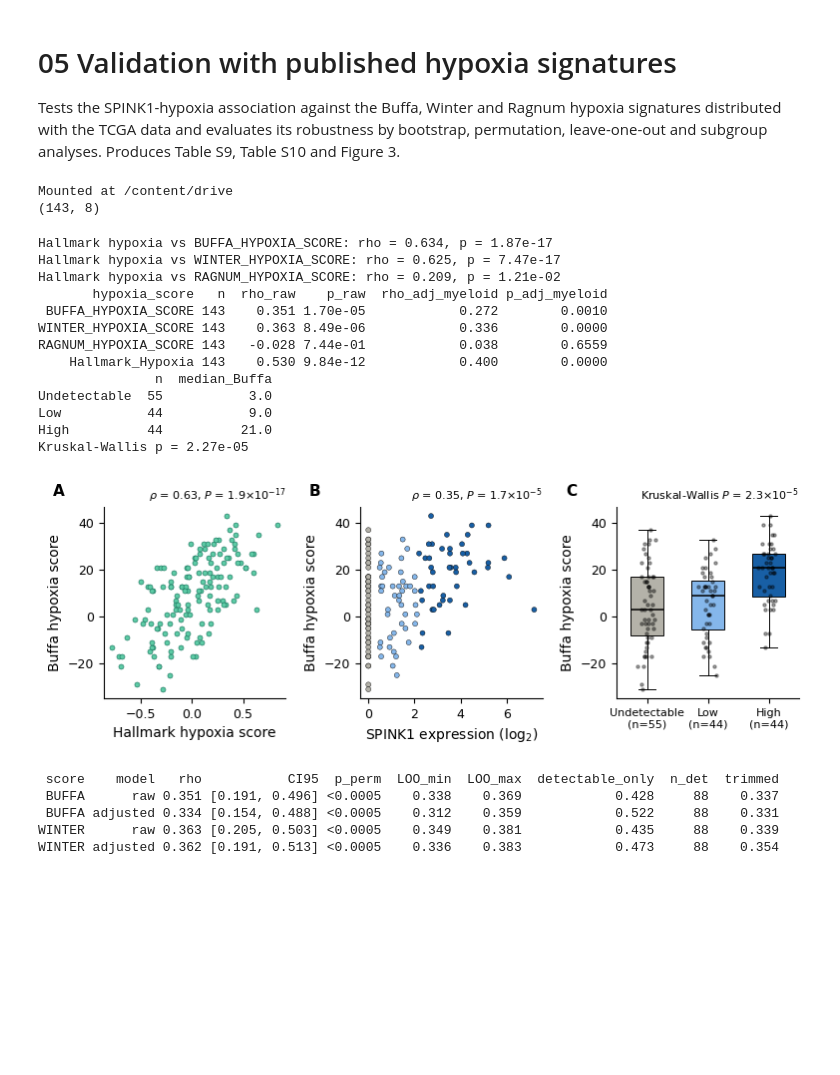
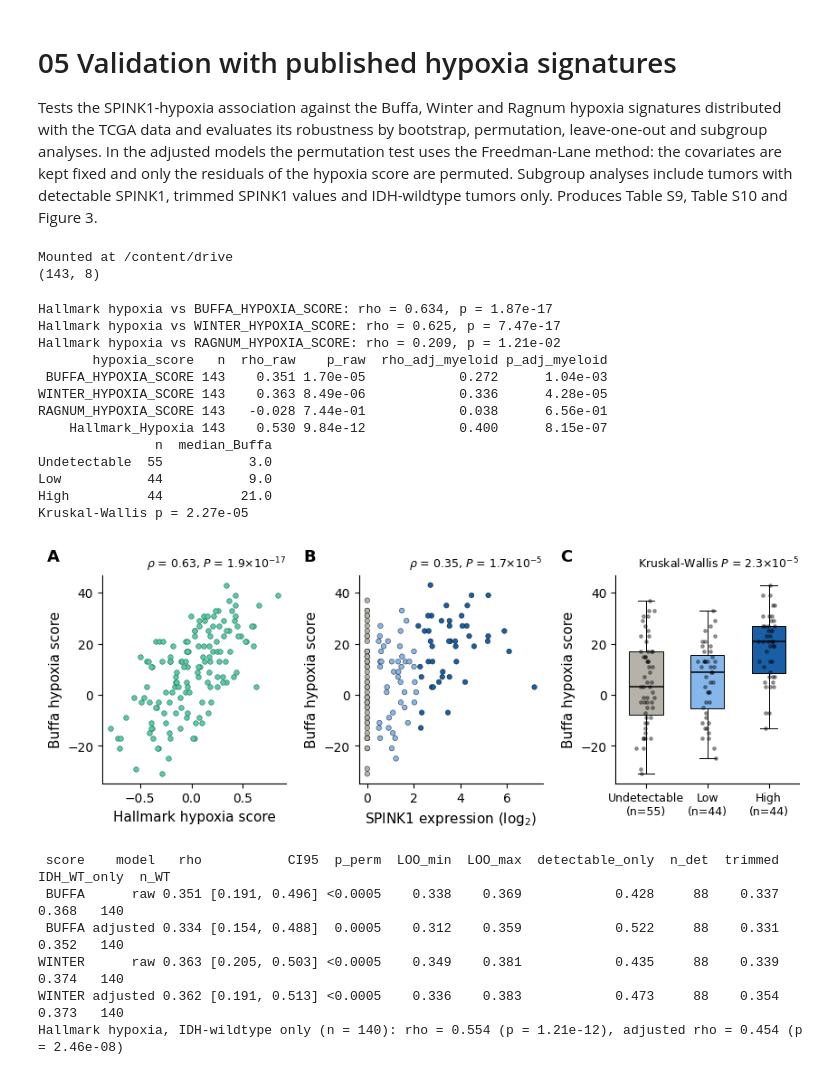
Before and after one commit to melissa-04/spink1-gbm-hypoxia, a Jupyter notebook: 05_hypoxia_validation.ipynb, the cells around one changed output. Drawn from its saved outputs; the diff is of its cells as text; code cells hidden in the pictures; blank space fills up the shorter version.

Commit message:
Add IDH-wildtype subgroup and Freedman-Lane permutation to Table S10

```diff
--- a/05_hypoxia_validation.ipynb
+++ b/05_hypoxia_validation.ipynb
@@ -3,7 +3,7 @@
 # %% [markdown]
 # 05 Validation with published hypoxia signatures
 
-Tests the SPINK1-hypoxia association against the Buffa, Winter and Ragnum hypoxia signatures distributed with the TCGA data and evaluates its robustness by bootstrap, permutation, leave-one-out and subgroup analyses. Produces Table S9, Table S10 and Figure 3.
+Tests the SPINK1-hypoxia association against the Buffa, Winter and Ragnum hypoxia signatures distributed with the TCGA data and evaluates its robustness by bootstrap, permutation, leave-one-out and subgroup analyses. In the adjusted models the permutation test uses the Freedman-Lane method: the covariates are kept fixed and only the residuals of the hypoxia score are permuted. Subgroup analyses include tumors with detectable SPINK1, trimmed SPINK1 values and IDH-wildtype tumors only. Produces Table S9, Table S10 and Figure 3.
 # %%
 %%capture
 !pip install -q gseapy
@@ -48,7 +48,7 @@ for h in PUBLISHED + ['Hallmark_Hypoxia']:
     r0, p0 = spearmanr(df['SPINK1'], df[h])
     r1, p1 = partial_spearman(df['SPINK1'], df[h], df[['Myeloid']])
     rows.append({'hypoxia_score': h, 'n': len(df), 'rho_raw': round(r0, 3), 'p_raw': f'{p0:.2e}',
-                 'rho_adj_myeloid': round(r1, 3), 'p_adj_myeloid': f'{p1:.4f}'})
+                 'rho_adj_myeloid': round(r1, 3), 'p_adj_myeloid': f'{p1:.2e}'})
 s9 = pd.DataFrame(rows)
 s9.to_csv(os.path.join(RESULTS, 'Table_S9_hypoxia_validation.csv'), index=False)
 print(s9.to_string(index=False))
@@ -62,10 +62,10 @@ Hallmark hypoxia vs BUFFA_HYPOXIA_SCORE: rho = 0.634, p = 1.87e-17
 Hallmark hypoxia vs WINTER_HYPOXIA_SCORE: rho = 0.625, p = 7.47e-17
 Hallmark hypoxia vs RAGNUM_HYPOXIA_SCORE: rho = 0.209, p = 1.21e-02
        hypoxia_score   n  rho_raw    p_raw  rho_adj_myeloid p_adj_myeloid
- BUFFA_HYPOXIA_SCORE 143    0.351 1.70e-05            0.272        0.0010
-WINTER_HYPOXIA_SCORE 143    0.363 8.49e-06            0.336        0.0000
-RAGNUM_HYPOXIA_SCORE 143   -0.028 7.44e-01            0.038        0.6559
-    Hallmark_Hypoxia 143    0.530 9.84e-12            0.400        0.0000
+ BUFFA_HYPOXIA_SCORE 143    0.351 1.70e-05            0.272      1.04e-03
+WINTER_HYPOXIA_SCORE 143    0.363 8.49e-06            0.336      4.28e-05
+RAGNUM_HYPOXIA_SCORE 143   -0.028 7.44e-01            0.038      6.56e-01
+    Hallmark_Hypoxia 143    0.530 9.84e-12            0.400      8.15e-07
                n  median_Buffa
 Undetectable  55           3.0
 Low           44           9.0
@@ -75,7 +75,7 @@ Kruskal-Wallis p = 2.27e-05
 import matplotlib.pyplot as plt
 
 plt.rcParams.update({'font.family': 'sans-serif', 'font.sans-serif': ['Arial', 'DejaVu Sans'],
-                     'font.size': 9, 'axes.labelsize': 10, 'axes.linewidth': 0.8,
+                     'font.size': 10, 'axes.labelsize': 11, 'axes.linewidth': 0.8,
                      'axes.spines.top': False, 'axes.spines.right': False,
                      'legend.frameon': False, 'pdf.fonttype': 42})
 PALETTE = {'Undetectable': '#B4B2A9', 'Low': '#85B7EB', 'High': '#185FA5'}
@@ -84,53 +84,69 @@ def p_label(p):
     m, e = f'{p:.1e}'.split('e')
     return f'$P$ = {m}$\\times$10$^{{{int(e)}}}$'
 
-fig, ax = plt.subplots(1, 3, figsize=(7.8, 2.9))
+fig, ax = plt.subplots(1, 3, figsize=(8.6, 3.4))
 
 r, p = spearmanr(df['Hallmark_Hypoxia'], df['BUFFA_HYPOXIA_SCORE'])
-ax[0].scatter(df['Hallmark_Hypoxia'], df['BUFFA_HYPOXIA_SCORE'], s=13, color='#5DCAA5',
+ax[0].scatter(df['Hallmark_Hypoxia'], df['BUFFA_HYPOXIA_SCORE'], s=16, color='#5DCAA5',
               edgecolors='#0F6E56', linewidths=0.4)
 ax[0].set_xlabel('Hallmark hypoxia score')
-ax[0].set_title(f'$\\rho$ = {r:.2f}, {p_label(p)}', loc='right', fontsize=8)
+ax[0].set_title(f'$\\rho$ = {r:.2f}, {p_label(p)}', loc='right', fontsize=9)
 
 r, p = spearmanr(df['SPINK1'], df['BUFFA_HYPOXIA_SCORE'])
-ax[1].scatter(df['SPINK1'], df['BUFFA_HYPOXIA_SCORE'], s=13, c=group.map(PALETTE),
+ax[1].scatter(df['SPINK1'], df['BUFFA_HYPOXIA_SCORE'], s=16, c=group.map(PALETTE),
               edgecolors='black', linewidths=0.3)
 ax[1].set_xlabel('SPINK1 expression (log$_2$)')
-ax[1].set_title(f'$\\rho$ = {r:.2f}, {p_label(p)}', loc='right', fontsize=8)
+ax[1].set_title(f'$\\rho$ = {r:.2f}, {p_label(p)}', loc='right', fontsize=9)
 
 rng = np.random.default_rng(0)
 vals = [v.values for v in buffa]
 for i, (g, v) in enumerate(zip(GROUP_ORDER, vals)):
     ax[2].boxplot(v, positions=[i], widths=0.55, showfliers=False, patch_artist=True,
                   medianprops=dict(color='black', lw=1.1),
                   boxprops=dict(facecolor=PALETTE[g], edgecolor='black', lw=0.7),
                   whiskerprops=dict(lw=0.7), capprops=dict(lw=0.7))
-    ax[2].scatter(rng.normal(i, 0.07, len(v)), v, s=5, color='black', alpha=0.35, zorder=3)
+    ax[2].scatter(rng.normal(i, 0.07, len(v)), v, s=6, color='black', alpha=0.35, zorder=3)
 ax[2].set_xticks(range(3))
-ax[2].set_xticklabels([f'{g}\n(n={len(v)})' for g, v in zip(GROUP_ORDER, vals)], fontsize=8)
-ax[2].set_title(f'Kruskal-Wallis {p_label(kruskal(*vals).pvalue)}', loc='right', fontsize=8)
+ax[2].set_xticklabels([f'{g}\n(n={len(v)})' for g, v in zip(GROUP_ORDER, vals)], fontsize=9)
+ax[2].set_title(f'Kruskal-Wallis {p_label(kruskal(*vals).pvalue)}', loc='right', fontsize=9)
 
 for a, label in zip(ax, 'ABC'):
     a.set_ylabel('Buffa hypoxia score')
-    a.text(-0.28, 1.06, label, transform=a.transAxes, fontsize=11, fontweight='bold')
+    a.text(-0.3, 1.07, label, transform=a.transAxes, fontsize=13, fontweight='bold')
 fig.tight_layout(w_pad=1.5)
 
 for ext in ['png', 'pdf']:
     fig.savefig(os.path.join(RESULTS, f'Figure_3_hypoxia_validation.{ext}'),
                 dpi=600, bbox_inches='tight')
 plt.show()
 # %% [output]
-[figure, old version]
+[figure, new version]
 # %%
 rng = np.random.default_rng(42)
 PRIMARY = ['BUFFA_HYPOXIA_SCORE', 'WINTER_HYPOXIA_SCORE']
 COVARS = ['Myeloid', 'Mes_clean', 'Proliferation']
+rank = lambda v: pd.Series(np.asarray(v, dtype=float)).rank().values
 
 def rho(d, target, adjusted):
     if adjusted:
         return partial_spearman(d['SPINK1'], d[target], d[COVARS])[0]
     return spearmanr(d['SPINK1'], d[target])[0]
 
+def permutation_null(d, target, adjusted, n_perm=2000):
+    if not adjusted:
+        return np.array([rho(d.assign(SPINK1=rng.permutation(d['SPINK1'].values)), target, False)
+                         for _ in range(n_perm)])
+    M = np.column_stack([np.ones(len(d))] + [rank(d[c]) for c in COVARS])
+    H = M @ np.linalg.pinv(M)
+    x, y = rank(d['SPINK1']), rank(d[target])
+    rx, e = x - H @ x, y - H @ y
+    null = []
+    for _ in range(n_perm):
+        ep = e[rng.permutation(len(e))]
+        null.append(np.corrcoef(rx, ep - H @ ep)[0, 1])
+    return np.array(null)
+
+wildtype = coh.loc[df.index, 'IDH_status'] == 'WT'
 rows = []
 for t in PRIMARY:
     for adjusted in [False, True]:
@@ -138,8 +154,7 @@ for t in PRIMARY:
         boot = np.array([rho(df.iloc[rng.choice(len(df), len(df), replace=True)], t, adjusted)
                          for _ in range(2000)])
         lo, hi = np.percentile(boot[np.isfinite(boot)], [2.5, 97.5])
-        perm = np.array([rho(df.assign(SPINK1=rng.permutation(df['SPINK1'].values)), t, adjusted)
-                         for _ in range(2000)])
+        perm = permutation_null(df, t, adjusted)
         p_perm = (np.abs(perm) >= abs(obs)).mean()
         loo = [rho(df.drop(df.index[i]), t, adjusted) for i in range(len(df))]
         detectable = df[df['SPINK1'] > 0]
@@ -152,14 +167,23 @@ for t in PRIMARY:
                      'LOO_min': round(min(loo), 3), 'LOO_max': round(max(loo), 3),
                      'detectable_only': round(rho(detectable, t, adjusted), 3),
                      'n_det': len(detectable),
-                     'trimmed': round(rho(trimmed, t, adjusted), 3)})
+                     'trimmed': round(rho(trimmed, t, adjusted), 3),
+                     'IDH_WT_only': round(rho(df[wildtype], t, adjusted), 3),
+                     'n_WT': int(wildtype.sum())})
 
 s10 = pd.DataFrame(rows)
 s10.to_csv(os.path.join(RESULTS, 'Table_S10_robustness.csv'), index=False)
 print(s10.to_string(index=False))
+
+wt = df[wildtype]
+r0, p0 = spearmanr(wt['SPINK1'], wt['Hallmark_Hypoxia'])
+r1, p1 = partial_spearman(wt['SPINK1'], wt['Hallmark_Hypoxia'], wt[COVARS])
+print(f'Hallmark hypoxia, IDH-wildtype only (n = {len(wt)}): rho = {r0:.3f} (p = {p0:.2e}), '
+      f'adjusted rho = {r1:.3f} (p = {p1:.2e})')
 # %% [output]
- score    model   rho           CI95  p_perm  LOO_min  LOO_max  detectable_only  n_det  trimmed
- BUFFA      raw 0.351 [0.191, 0.496] <0.0005    0.338    0.369            0.428     88    0.337
- BUFFA adjusted 0.334 [0.154, 0.488] <0.0005    0.312    0.359            0.522     88    0.331
-WINTER      raw 0.363 [0.205, 0.503] <0.0005    0.349    0.381            0.435     88    0.339
-WINTER adjusted 0.362 [0.191, 0.513] <0.0005    0.336    0.383            0.473     88    0.354
+ score    model   rho           CI95  p_perm  LOO_min  LOO_max  detectable_only  n_det  trimmed  IDH_WT_only  n_WT
+ BUFFA      raw 0.351 [0.191, 0.496] <0.0005    0.338    0.369            0.428     88    0.337        0.368   140
+ BUFFA adjusted 0.334 [0.154, 0.488]  0.0005    0.312    0.359            0.522     88    0.331        0.352   140
+WINTER      raw 0.363 [0.205, 0.503] <0.0005    0.349    0.381            0.435     88    0.339        0.374   140
+WINTER adjusted 0.362 [0.191, 0.513] <0.0005    0.336    0.383            0.473     88    0.354        0.373   140
+Hallmark hypoxia, IDH-wildtype only (n = 140): rho = 0.554 (p = 1.21e-12), adjusted rho = 0.454 (p = 2.46e-08)
```
